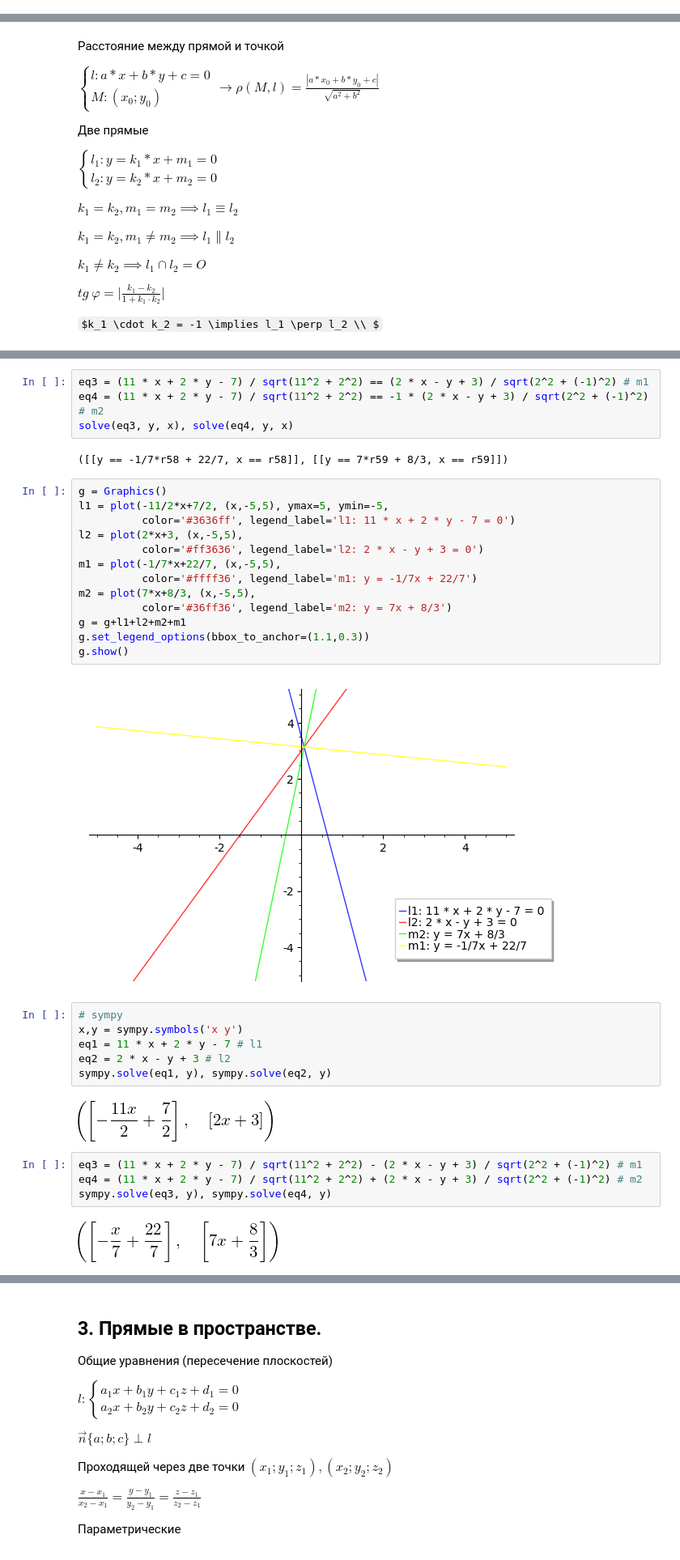
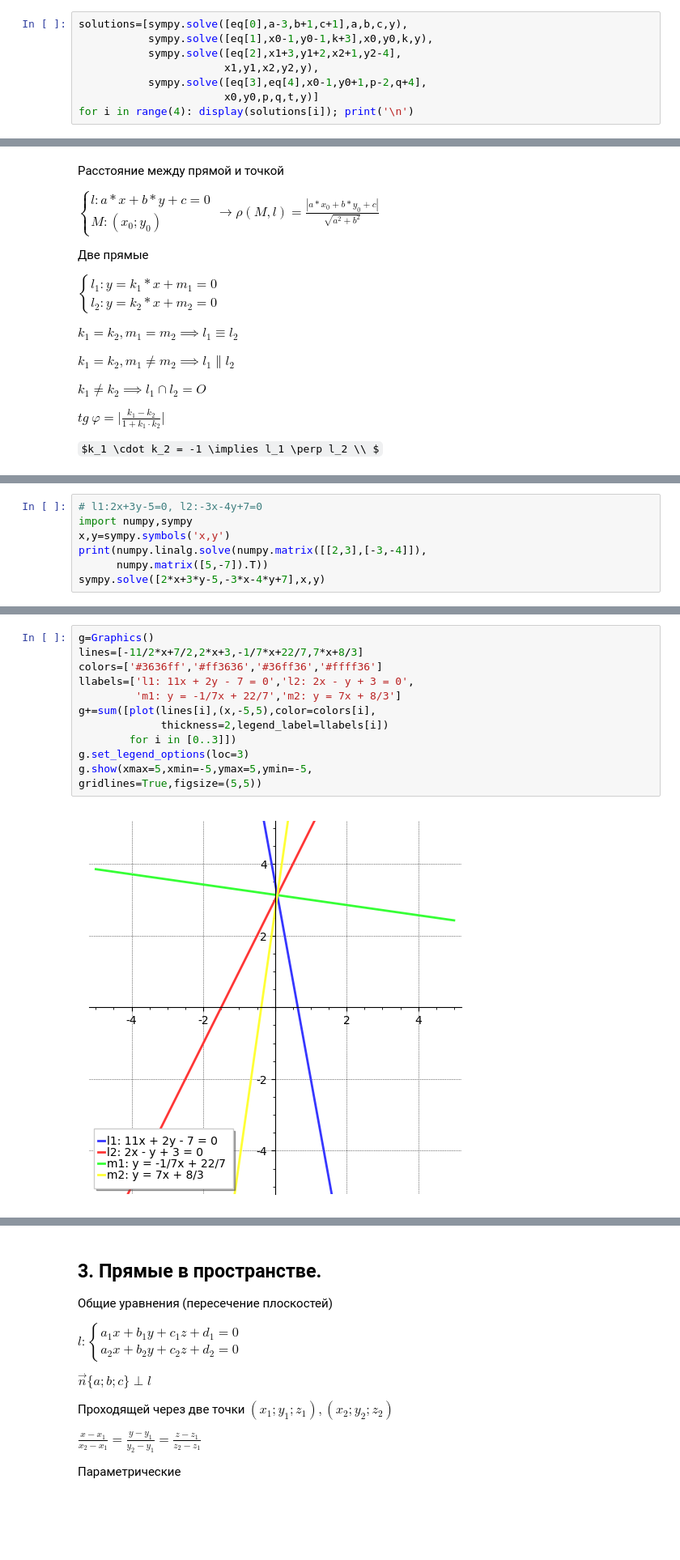
Before and after one commit to OlgaBelitskaya/linear_algebra_practice, a Jupyter notebook: work1_8.ipynb, the cells around one changed output, grey strips where cells are left out. Shown: that part at 81% size. Cells and saved outputs as stored; diff of their text form; some formulas as TeX source; blank space fills up the shorter version.

```diff
--- a/work1_8.ipynb
+++ b/work1_8.ipynb
@@ -77,0 +114,8 @@ array([-10.        ,  -8.94736842,  -7.89473684,  -6.84210526,
+# %%
+solutions=[sympy.solve([eq[0],a-3,b+1,c+1],a,b,c,y),
+           sympy.solve([eq[1],x0-1,y0-1,k+3],x0,y0,k,y),
+           sympy.solve([eq[2],x1+3,y1+2,x2+1,y2-4],
+                       x1,y1,x2,y2,y),
+           sympy.solve([eq[3],eq[4],x0-1,y0+1,p-2,q+4],
+                       x0,y0,p,q,t,y)]
+for i in range(4): display(solutions[i]); print('\n')
@@ -215,0 +198,7 @@ $k_1 \cdot k_2 = -1 \implies l_1 \perp l_2 \\ $
+# %%
+# l1:2x+3y-5=0, l2:-3x-4y+7=0
+import numpy,sympy
+x,y=sympy.symbols('x,y')
+print(numpy.linalg.solve(numpy.matrix([[2,3],[-3,-4]]),
+      numpy.matrix([5,-7]).T))
+sympy.solve([2*x+3*y-5,-3*x-4*y+7],x,y)
@@ -264,35 +244,14 @@ $\rho(M,l_1) = \rho(M,l_2) \iff
-# %%
-eq3 = (11 * x + 2 * y - 7) / sqrt(11^2 + 2^2) == (2 * x - y + 3) / sqrt(2^2 + (-1)^2) # m1
-eq4 = (11 * x + 2 * y - 7) / sqrt(11^2 + 2^2) == -1 * (2 * x - y + 3) / sqrt(2^2 + (-1)^2) # m2
-solve(eq3, y, x), solve(eq4, y, x)
-# %% [output]
-([[y == -1/7*r58 + 22/7, x == r58]], [[y == 7*r59 + 8/3, x == r59]])
-# %%
-g = Graphics()
-l1 = plot(-11/2*x+7/2, (x,-5,5), ymax=5, ymin=-5,
-          color='#3636ff', legend_label='l1: 11 * x + 2 * y - 7 = 0')
-l2 = plot(2*x+3, (x,-5,5),
-          color='#ff3636', legend_label='l2: 2 * x - y + 3 = 0')
-m1 = plot(-1/7*x+22/7, (x,-5,5),
-          color='#ffff36', legend_label='m1: y = -1/7x + 22/7')
-m2 = plot(7*x+8/3, (x,-5,5),
-          color='#36ff36', legend_label='m2: y = 7x + 8/3')
-g = g+l1+l2+m2+m1
-g.set_legend_options(bbox_to_anchor=(1.1,0.3))
-g.show()
-# %% [output]
-[figure, removed]
-# %%
-# sympy
-x,y = sympy.symbols('x y')
-eq1 = 11 * x + 2 * y - 7 # l1
-eq2 = 2 * x - y + 3 # l2
-sympy.solve(eq1, y), sympy.solve(eq2, y)
-# %% [output]
-[figure, removed]
-# %%
-eq3 = (11 * x + 2 * y - 7) / sqrt(11^2 + 2^2) - (2 * x - y + 3) / sqrt(2^2 + (-1)^2) # m1
-eq4 = (11 * x + 2 * y - 7) / sqrt(11^2 + 2^2) + (2 * x - y + 3) / sqrt(2^2 + (-1)^2) # m2
-sympy.solve(eq3, y), sympy.solve(eq4, y)
-# %% [output]
-[figure, removed]
+# %%
+g=Graphics()
+lines=[-11/2*x+7/2,2*x+3,-1/7*x+22/7,7*x+8/3]
+colors=['#3636ff','#ff3636','#36ff36','#ffff36']
+llabels=['l1: 11x + 2y - 7 = 0','l2: 2x - y + 3 = 0',
+         'm1: y = -1/7x + 22/7','m2: y = 7x + 8/3']
+g+=sum([plot(lines[i],(x,-5,5),color=colors[i],
+             thickness=2,legend_label=llabels[i])
+        for i in [0..3]])
+g.set_legend_options(loc=3)
+g.show(xmax=5,xmin=-5,ymax=5,ymin=-5,
+gridlines=True,figsize=(5,5))
+# %% [output]
+[figure, added]
```
Also changed, not shown: parts of 55 cells of this notebook.
